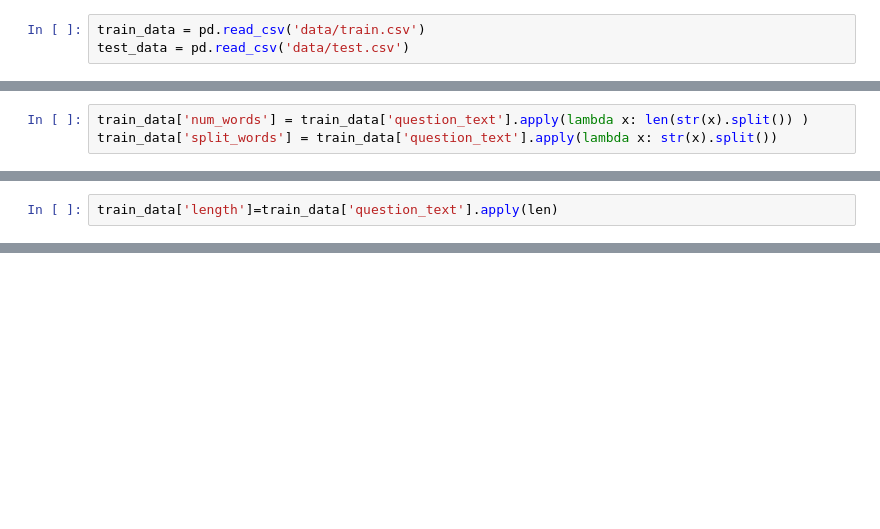
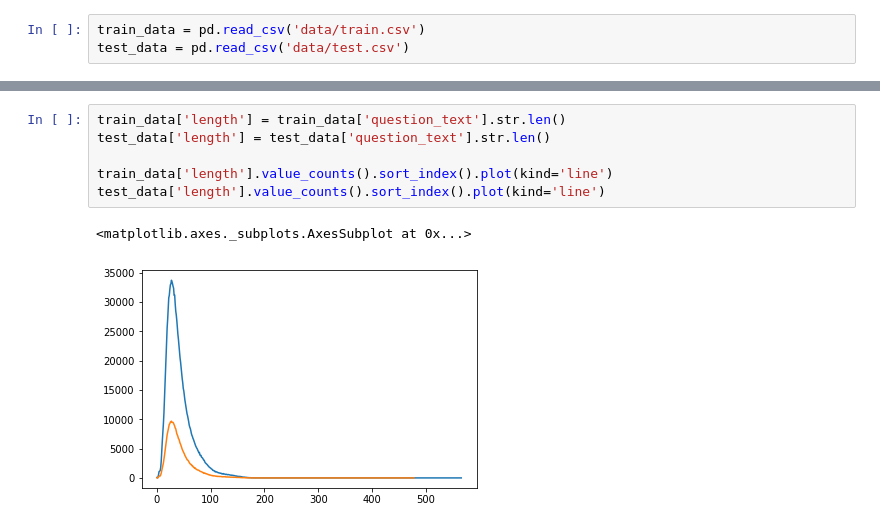
Before and after one commit to yungnien/Springboard, a Jupyter notebook: capstone/Data Wrangling.ipynb, the cells around one changed output, grey strips where cells are left out. Drawn from its saved outputs; the diff is of its cells as text; blank space fills up the shorter version.

Commit message:
data wrangling

```diff
--- a/capstone/Data Wrangling.ipynb
+++ b/capstone/Data Wrangling.ipynb
@@ -41,3 +9,0 @@ Name: target, dtype: int64
-# %%
-train_data['num_words'] = train_data['question_text'].apply(lambda x: len(str(x).split()) )
-train_data['split_words'] = train_data['question_text'].apply(lambda x: str(x).split())
@@ -56,2 +9,0 @@ Name: num_words, dtype: float64
-# %%
-train_data['length']=train_data['question_text'].apply(len)
@@ -215,0 +58,9 @@ print(accuracy_score(y_test, y_pred2))
+# %%
+train_data['length'] = train_data['question_text'].str.len()
+test_data['length'] = test_data['question_text'].str.len()
+
+train_data['length'].value_counts().sort_index().plot(kind='line')
+test_data['length'].value_counts().sort_index().plot(kind='line')
+# %% [output]
+<matplotlib.axes._subplots.AxesSubplot at 0x...>
+[figure, added]
```
Also changed, not shown: parts of 54 cells of this notebook.
